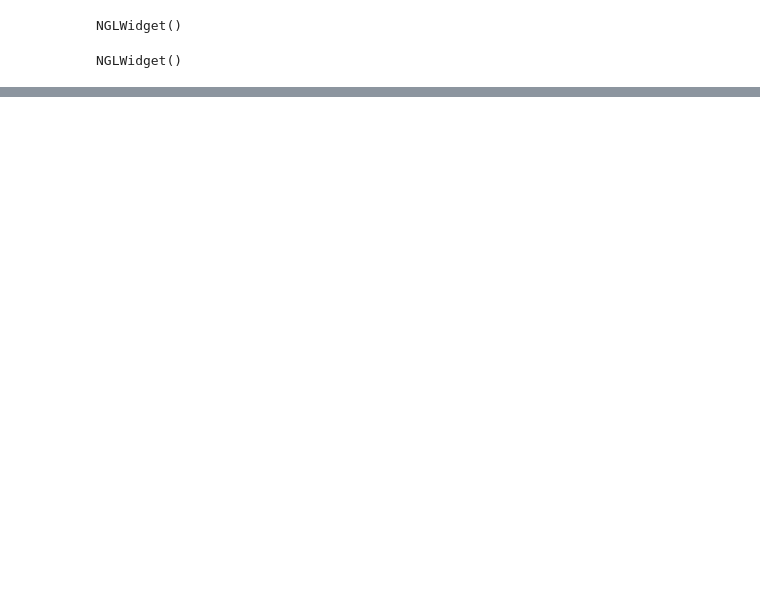
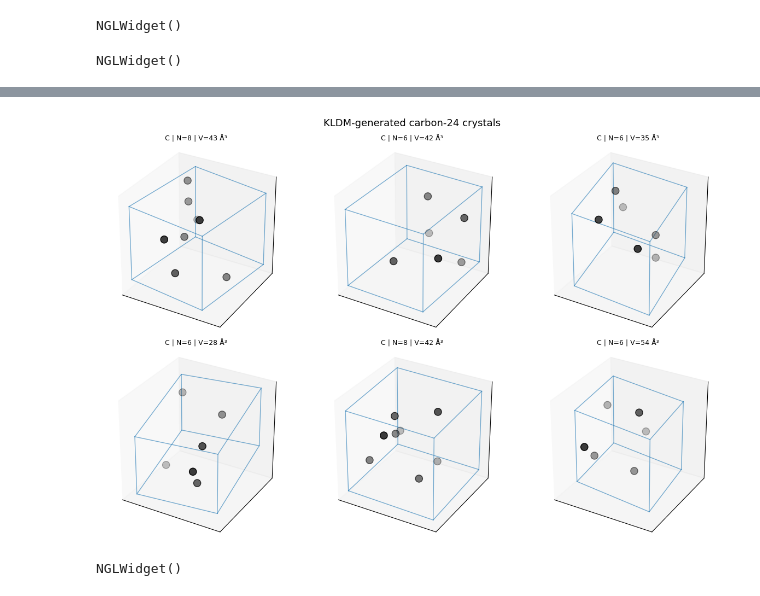
Before and after one commit to MateosCz/diffusion-playground, a Jupyter notebook: materialdata_analysis.ipynb, the cells around one changed output, grey strips where cells are left out. Cells and saved outputs as stored; diff of their text form; code cells hidden in the pictures; blank space fills up the shorter version.

```diff
--- a/materialdata_analysis.ipynb
+++ b/materialdata_analysis.ipynb
@@ -128,0 +245,44 @@ NGLWidget()
+# %%
+import itertools
+
+import numpy as np
+from mpl_toolkits.mplot3d import Axes3D  # noqa: F401  (registers 3d projection)
+
+
+def _cell_edges(L):
+    """12 edges of the unit-cell parallelepiped spanned by lattice rows of L."""
+    verts = {c: c[0] * L[0] + c[1] * L[1] + c[2] * L[2]
+             for c in itertools.product([0, 1], repeat=3)}
+    edges = []
+    for c in verts:
+        for axis in range(3):
+            if c[axis] == 0:
+                c2 = list(c)
+                c2[axis] = 1
+                edges.append((verts[c], verts[tuple(c2)]))
+    return edges
+
+
+def plot_structure(ax, structure, title=""):
+    L = np.asarray(structure.lattice.matrix)
+    coords = np.asarray(structure.cart_coords)
+    ax.scatter(coords[:, 0], coords[:, 1], coords[:, 2],
+               s=90, c="#3b3b3b", edgecolors="k", depthshade=True)
+    for a, b in _cell_edges(L):
+        ax.plot(*zip(a, b), color="tab:blue", lw=1.0, alpha=0.6)
+    ax.set_title(title, fontsize=9)
+    ax.set_box_aspect((1, 1, 1))
+    ax.set_xticks([]); ax.set_yticks([]); ax.set_zticks([])
+
+
+ncols = 3
+nrows = (len(gen_structures) + ncols - 1) // ncols
+fig = plt.figure(figsize=(4 * ncols, 4 * nrows))
+for i, s in enumerate(gen_structures):
+    ax = fig.add_subplot(nrows, ncols, i + 1, projection="3d")
+    plot_structure(ax, s, title=f"{s.composition.reduced_formula} | N={len(s)} | V={s.volume:.0f} Å³")
+fig.suptitle("KLDM-generated carbon-24 crystals", fontsize=13)
+fig.tight_layout()
+plt.show()
+# %% [output]
+[figure, added]
@@ -128,0 +334,15 @@ NGLWidget()
+# %%
+# Interactive 3D view of a single generated crystal (2x2x2 supercell to show
+# the periodic packing). Change the index to inspect other samples.
+from pymatgen.io.ase import AseAtomsAdaptor
+
+sel = 4
+atoms = AseAtomsAdaptor.get_atoms(gen_structures[sel])
+atoms.pbc = True
+viewer = nv.show_ase(atoms)
+viewer.clear_representations()
+viewer.add_spacefill(radius_scale=0.5)
+viewer.add_unitcell()
+viewer
+# %% [output]
+NGLWidget()
```
Also changed, not shown: parts of 6 cells of this notebook, 27 other files.
